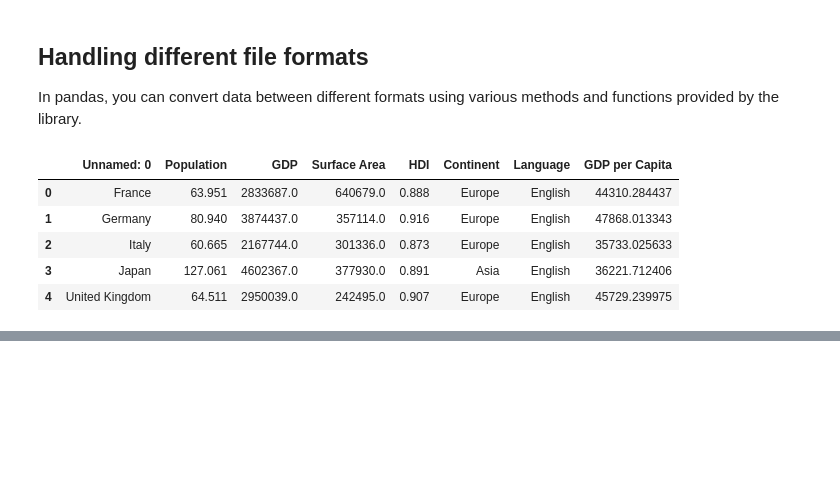
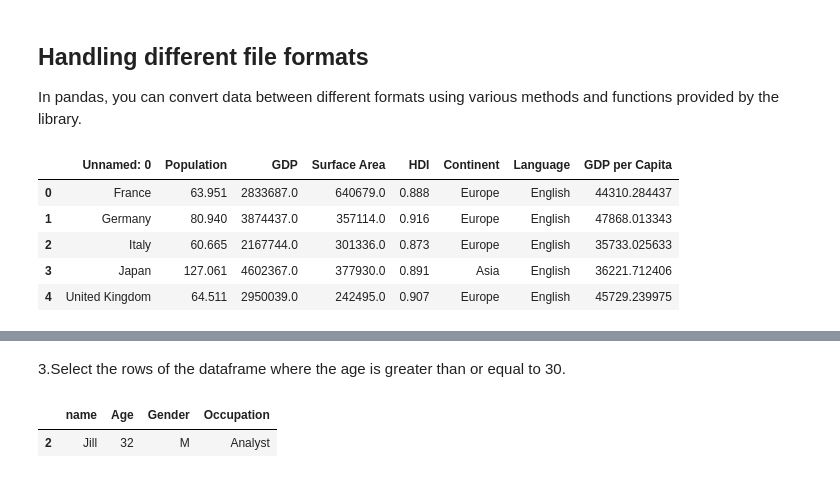
Before and after one commit to JismaRashid/Jupyter_Files, a Jupyter notebook: Pandas.ipynb, the cells around one changed output, grey strips where cells are left out. Saved outputs shown, nothing was run; the diff lists cells and outputs as text; code cells hidden in the pictures; blank space fills up the shorter version.

```diff
--- a/Pandas.ipynb
+++ b/Pandas.ipynb
@@ -1324,0 +1466,8 @@ s1.head()
+# %% [markdown]
+3.Select the rows of the dataframe where the age is greater than or equal to 30.
+# %%
+filtered_d1=d1[d1['Age']>30]
+filtered_d1
+# %% [output]
+|  | name | Age | Gender | Occupation |
+| 2 | Jill | 32 | M | Analyst |
```
Also changed, not shown: parts of 28 cells of this notebook.
